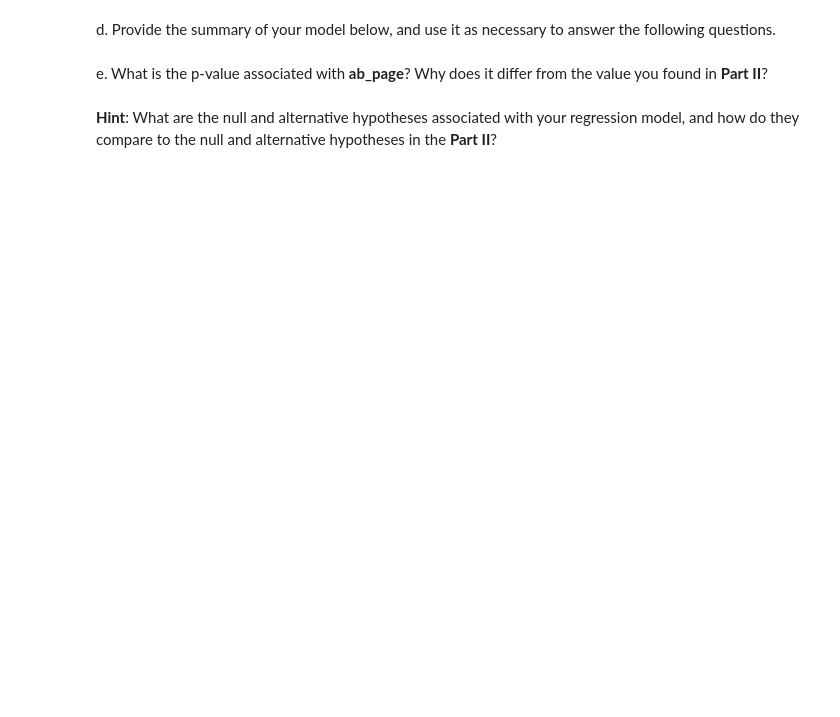
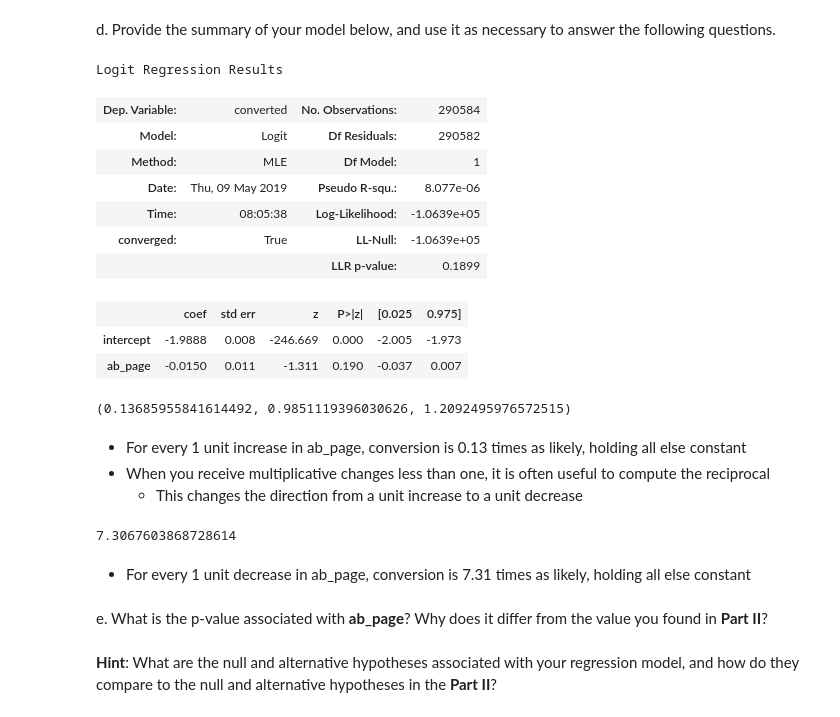
Before and after one commit to ldemastersmith/demo-Analyze-AB-Test-Results, a Jupyter notebook: Analyze_ab_test_results_notebook.ipynb, the cells around one changed output. Cells and saved outputs as stored; diff of their text form; code cells hidden in the pictures; blank space fills up the shorter version.

```diff
--- a/Analyze_ab_test_results_notebook.ipynb
+++ b/Analyze_ab_test_results_notebook.ipynb
@@ -475,4 +535,32 @@ c. Use **statsmodels** to import your regression model.  Instantiate the model,
 # %% [markdown]
 d. Provide the summary of your model below, and use it as necessary to answer the following questions.
+# %%
+results.summary()
+# %% [output]
+Logit Regression Results
+| Dep. Variable: | converted | No. Observations: | 290584 |
+| Model: | Logit | Df Residuals: | 290582 |
+| Method: | MLE | Df Model: | 1 |
+| Date: | Thu, 09 May 2019 | Pseudo R-squ.: | 8.077e-06 |
+| Time: | 08:05:38 | Log-Likelihood: | -1.0639e+05 |
+| converged: | True | LL-Null: | -1.0639e+05 |
+|  |  | LLR p-value: | 0.1899 |
+|  | coef | std err | z | P>|z| | [0.025 | 0.975] |
+| intercept | -1.9888 | 0.008 | -246.669 | 0.000 | -2.005 | -1.973 |
+| ab_page | -0.0150 | 0.011 | -1.311 | 0.190 | -0.037 | 0.007 |
+# %%
+np.exp(-1.9888), np.exp(-0.0150), np.exp(0.190)
+# %% [output]
+(0.13685955841614492, 0.9851119396030626, 1.2092495976572515)
+# %% [markdown]
+* For every 1 unit increase in ab_page, conversion is 0.13 times as likely, holding all else constant
+* When you receive multiplicative changes less than one, it is often useful to compute the reciprocal
+  * This changes the direction from a unit increase to a unit decrease
+# %%
+1/np.exp(-1.9888)
+# %% [output]
+7.3067603868728614
+# %% [markdown]
+* For every 1 unit decrease in ab_page, conversion is 7.31 times as likely, holding all else constant
 # %% [markdown]
 e. What is the p-value associated with **ab_page**? Why does it differ from the value you found in **Part II**?<br><br>  **Hint**: What are the null and alternative hypotheses associated with your regression model, and how do they compare to the null and alternative hypotheses in the **Part II**?
```
Also changed, not shown: parts of 17 cells of this notebook.
